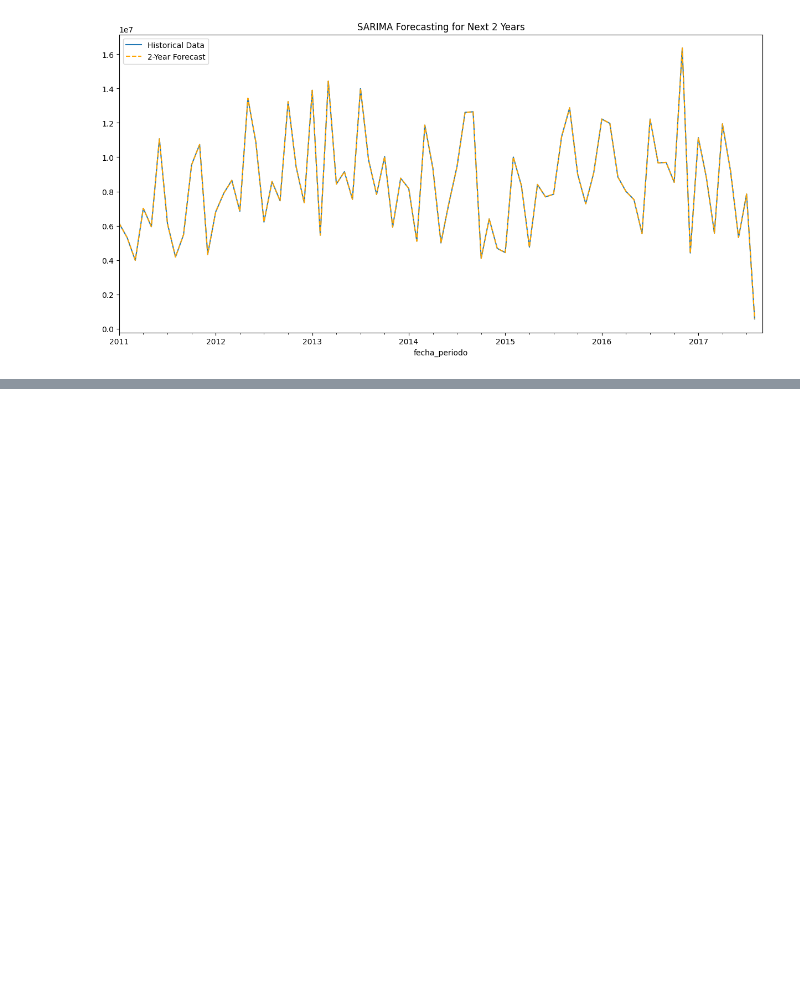
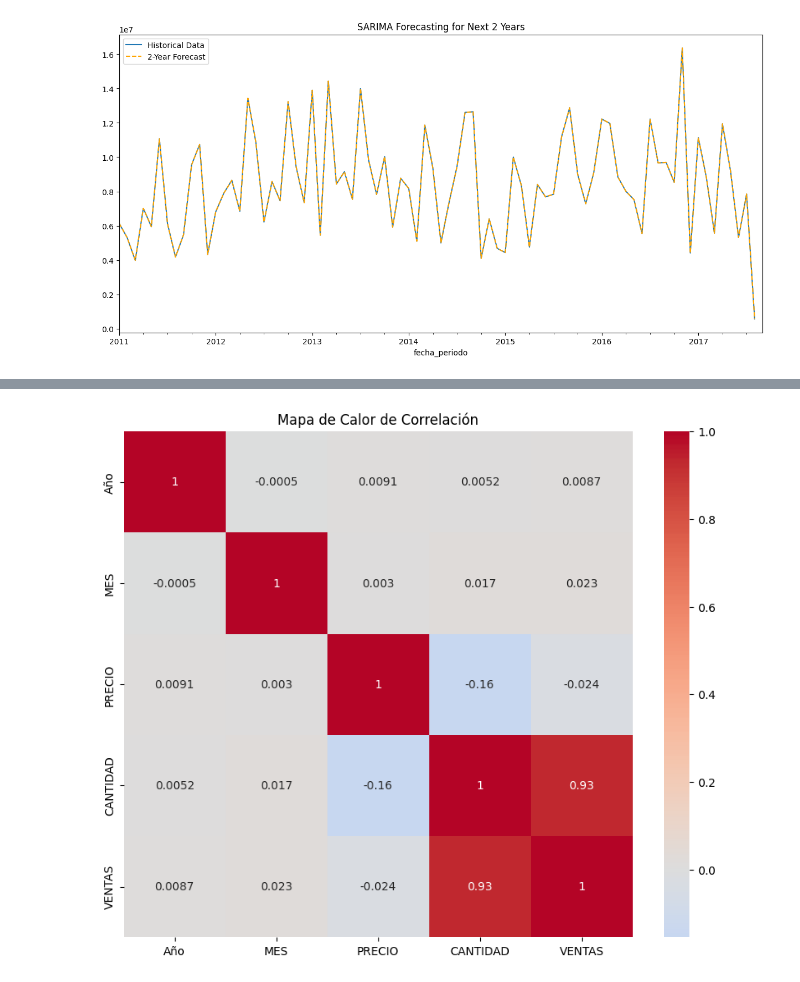
Before and after one commit to jmollan/Python_Proyecto_PUCP, a Jupyter notebook: Examen_Fin.ipynb, the cells around one changed output, grey strips where cells are left out. Drawn from its saved outputs; the diff is of its cells as text; code cells hidden in the pictures; blank space fills up the shorter version.

```diff
--- a/Examen_Fin.ipynb
+++ b/Examen_Fin.ipynb
@@ -511,0 +577,18 @@ plt.show()
+# %%
+import pandas as pd
+import seaborn as sns
+import matplotlib.pyplot as plt
+
+# Cargar los datos
+df = pd.read_excel("BASE DATA THE COCA COLA COMPANY.xlsx")
+
+# Calcular la matriz de correlación
+corr_matrix = df.corr()
+
+# Crear un mapa de calor de correlación
+plt.figure(figsize=(10, 8))
+sns.heatmap(corr_matrix, annot=True, cmap='coolwarm', center=0)
+plt.title('Mapa de Calor de Correlación')
+plt.show()
+# %% [output]
+[figure, added]
```
Also changed, not shown: parts of 7 cells of this notebook.
